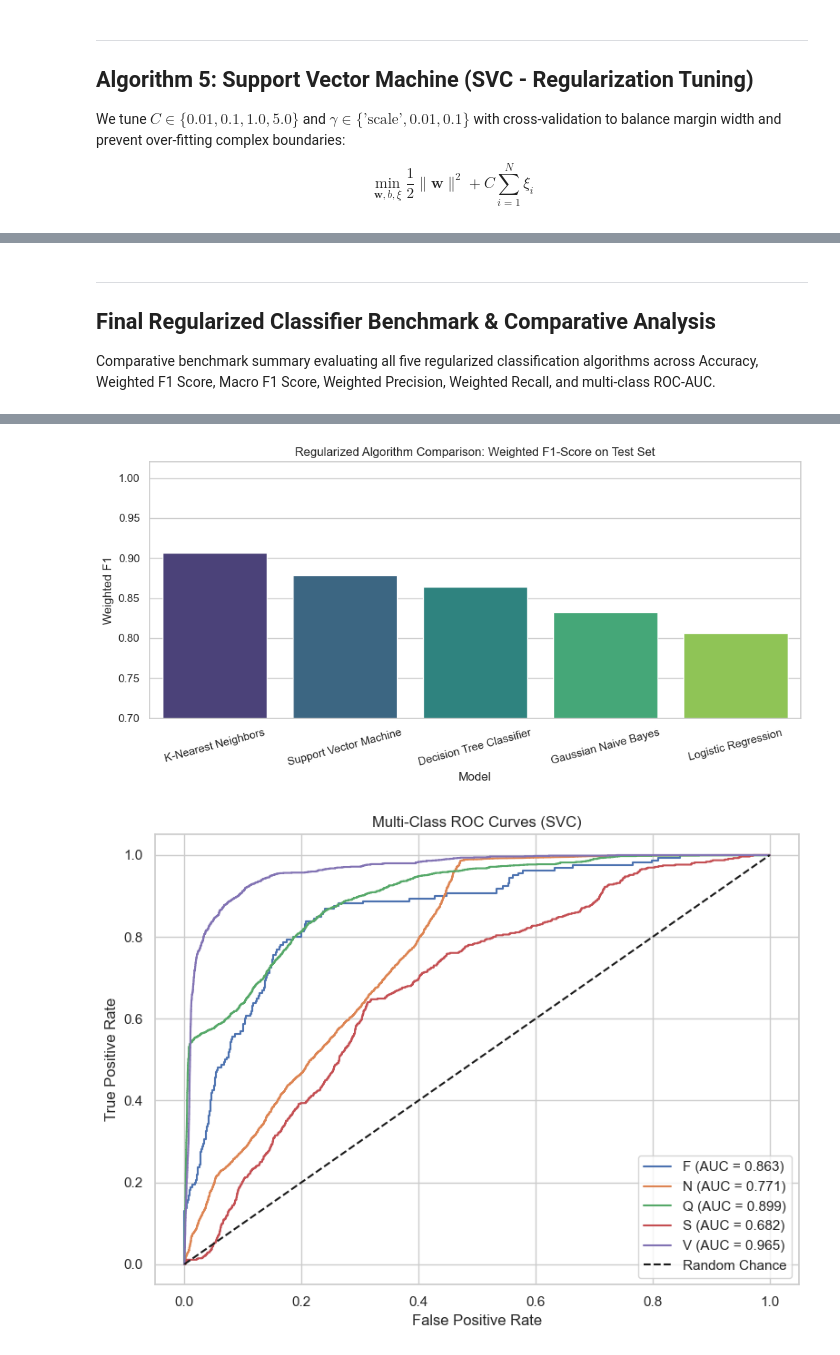
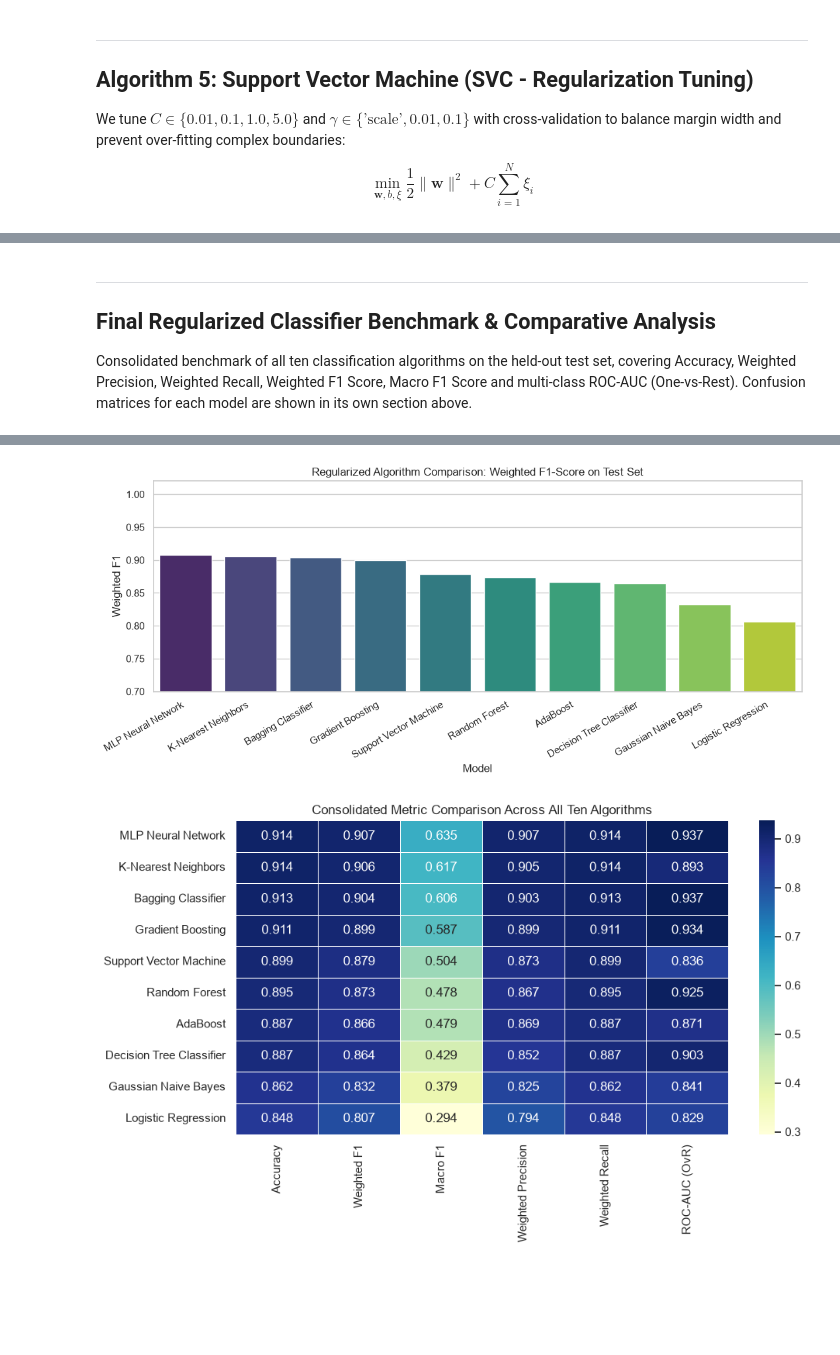
Before and after one commit to Chittesh249/ECG-Case-Study, a Jupyter notebook: notebooks/classification.ipynb, the cells around one changed output, grey strips where cells are left out. Cells and saved outputs as stored; diff of their text form; code cells hidden in the pictures; blank space fills up the shorter version.

Commit message:
Added the classification algorithms - Gradient Boosting Classifier Bagging Classifier MLP Classifier (Neural Network)

```diff
--- a/notebooks/classification.ipynb
+++ b/notebooks/classification.ipynb
@@ -659,41 +1180,68 @@ weighted avg       0.87      0.90      0.88     21885
 ---
 ## Final Regularized Classifier Benchmark & Comparative Analysis
 
-Comparative benchmark summary evaluating all five regularized classification algorithms across Accuracy, Weighted F1 Score, Macro F1 Score, Weighted Precision, Weighted Recall, and multi-class ROC-AUC.
+Consolidated benchmark of all ten classification algorithms on the held-out test set, covering Accuracy, Weighted Precision, Weighted Recall, Weighted F1 Score, Macro F1 Score and multi-class ROC-AUC (One-vs-Rest). Confusion matrices for each model are shown in its own section above.
 # %%
-# Compile Evaluation Comparison Table
+# Compile the consolidated comparison table (all ten algorithms)
 comparison_df = pd.DataFrame([
     metrics_lr,
     metrics_knn,
     metrics_gnb,
     metrics_dt,
-    metrics_svc
-]).sort_values(by='Weighted F1', ascending=False)
+    metrics_svc,
+    metrics_rf,
+    metrics_ada,
+    metrics_gb,
+    metrics_bag,
+    metrics_mlp
+]).sort_values(by='Weighted F1', ascending=False).reset_index(drop=True)
+comparison_df.index = comparison_df.index + 1
+comparison_df.index.name = 'Rank'
 
-print("=== Final Regularized Classifier Benchmark Comparison ===")
-print(comparison_df.to_string(index=False))
+print("=== Final Regularized Classifier Benchmark Comparison (All 10 Algorithms) ===")
+print(comparison_df.round(4).to_string())
 
-# Visual Comparison of Models
-plt.figure(figsize=(10, 5))
+# Selected hyperparameters for every model
+tuned_grids = {
+    'Logistic Regression': grid_lr,
+    'K-Nearest Neighbors': grid_knn,
+    'Gaussian Naive Bayes': grid_gnb,
+    'Decision Tree Classifier': grid_dt,
+    'Support Vector Machine': grid_svc,
+    'Random Forest': grid_rf,
+    'AdaBoost': grid_ada,
+    'Gradient Boosting': grid_gb,
+    'Bagging Classifier': grid_bag,
+    'MLP Neural Network': grid_mlp
+}
+df_best_params = pd.DataFrame({
+    'Model': list(tuned_grids.keys()),
+    'Best Hyperparameters': [str(g.best_params_) for g in tuned_grids.values()],
+    'CV Weighted F1': [round(g.best_score_, 4) for g in tuned_grids.values()]
+})
+print("\n=== Selected Hyperparameters ===")
+print(df_best_params.to_string(index=False))
+
+# Which model wins on each metric
+print("\n=== Best Model per Metric ===")
+for metric in comparison_df.columns[1:]:
+    top = comparison_df.loc[comparison_df[metric].idxmax()]
+    print(f"{metric:<20} {top['Model']:<26} {top[metric]:.4f}")
+
+# Visual comparison: weighted F1 ranking
+plt.figure(figsize=(11, 5))
 sns.barplot(data=comparison_df, x='Model', y='Weighted F1', hue='Model', palette='viridis', legend=False)
 plt.title("Regularized Algorithm Comparison: Weighted F1-Score on Test Set")
 plt.ylim(0.7, 1.02)
-plt.xticks(rotation=15)
+plt.xticks(rotation=30, ha='right')
 plt.tight_layout()
 plt.show()
 
-# Multi-class ROC Curves Comparison
-plt.figure(figsize=(8, 6))
-for i, c_name in enumerate(class_names):
-    fpr, tpr, _ = roc_curve((y_test == i).astype(int), y_proba_svc[:, i])
-    roc_auc_val = auc(fpr, tpr)
-    plt.plot(fpr, tpr, label=f'{c_name} (AUC = {roc_auc_val:.3f})')
-
-plt.plot([0, 1], [0, 1], 'k--', label='Random Chance')
-plt.xlabel('False Positive Rate')
-plt.ylabel('True Positive Rate')
-plt.title(f'Multi-Class ROC Curves ({best_svc.__class__.__name__})')
-plt.legend(loc='lower right')
+# Visual comparison: every metric for every model
+plt.figure(figsize=(10, 6))
+sns.heatmap(comparison_df.set_index('Model'), annot=True, fmt=".3f", cmap='YlGnBu', linewidths=0.5)
+plt.title("Consolidated Metric Comparison Across All Ten Algorithms")
+plt.ylabel("")
 plt.tight_layout()
 plt.show()
 # %% [output]
@@ -707,2 +1265,2 @@ Decision Tree Classifier  0.886817     0.864081  0.429166            0.851604
-[figure, old version]
+[figure, new version]
-[figure, old version]
+[figure, new version]
```
Also changed, not shown: parts of 23 cells of this notebook, 1 other file.
